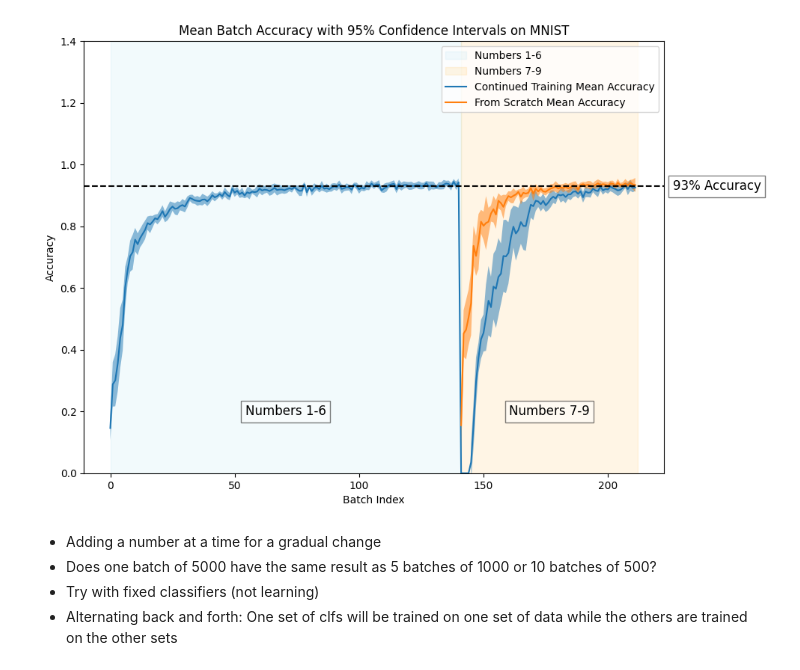
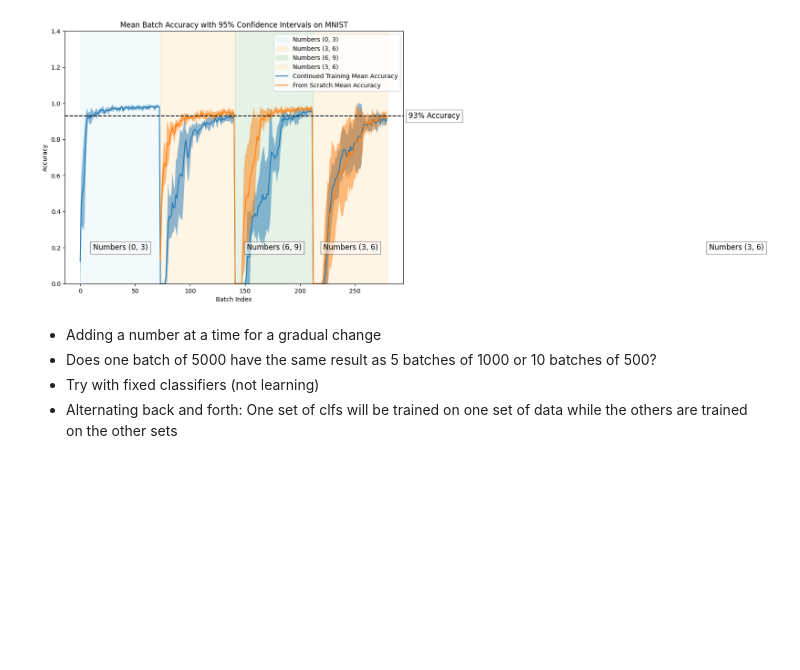
Before and after one commit to cartgr/banditLiquidDem, a Jupyter notebook: covariate_shift/cv2.ipynb, the cells around one changed output. Drawn from its saved outputs; the diff is of its cells as text; code cells hidden in the pictures; blank space fills up the shorter version.

```diff
--- a/covariate_shift/cv2.ipynb
+++ b/covariate_shift/cv2.ipynb
@@ -63,3 +72,6 @@ loader_1_6, loader_7_9 = prepare_loaders()
+# %%
+loaders = prepare_loaders(intervals=[(1, 7), (7, 10)])
+loader_1_6, loader_7_9 = loaders[(1, 7)], loaders[(7, 10)]
 # %%
 # Function to train on batches and then predict and train on the next set of batches
 def train_and_evaluate_full(model, optimizer, loader_initial, loader_after_shift):
@@ -76,6 +88,7 @@ def train_and_evaluate_full(model, optimizer, loader_initial, loader_after_shift
             accuracy = correct / data.size(0)
             accuracies.append(accuracy)
 
+        model.train()
         optimizer.zero_grad()
         output = model(data)
         loss = criterion(output, target)
@@ -144,7 +189,9 @@ plt.show()
 # %%
-def train_and_evaluate_trials(num_trials, loader_1_6, loader_7_9):
+def train_and_evaluate_trials(num_trials, loaders_dict):
     all_accuracies_continued = []
     all_accuracies_from_scratch = []
+
+    accuracies_dict = dict()
 
     for trial in tqdm(range(num_trials)):
         # Reset models for each trial
@@ -153,18 +200,23 @@ def train_and_evaluate_trials(num_trials, loader_1_6, loader_7_9):
         optimizer_continued = optim.Adam(model_continued.parameters(), lr=0.001)
         optimizer_from_scratch = optim.Adam(model_from_scratch.parameters(), lr=0.001)
 
-        # Train and evaluate the continued model
-        accuracies_continued = train_and_evaluate_full(model_continued, optimizer_continued, loader_1_6, loader_7_9)
-        all_accuracies_continued.append(accuracies_continued)
+        # Train and evaluate the long-running model
+        loaders_continued = [loaders_dict[(0, 3)], loaders_dict[(3, 6)], loaders_dict[(6, 9)], loaders_dict[(3, 6)]]
+        accs = train_and_evaluate_many_loaders(model_continued, optimizer_continued, loaders_continued)
+        all_accuracies_continued.append(accs)
+        accuracies_dict[model_continued] = (all_accuracies_continued, loaders_continued)
 
         # Train and evaluate the from-scratch model
-        accuracies_from_scratch = train_and_evaluate_after_shift(model_from_scratch, optimizer_from_scratch, loader_7_9)
-        all_accuracies_from_scratch.append(accuracies_from_scratch)
+        loaders_from_scratch = [loaders_dict[(3, 6)], loaders_dict[(6, 9)], loaders_dict[(3, 6)]]
+        accs = train_and_evaluate_many_loaders(model_from_scratch, optimizer_from_scratch, loaders_from_scratch)
+        all_accuracies_from_scratch.append(accs)
 
     # Convert to arrays for easy mean and SEM calculation
     all_accuracies_continued = np.array(all_accuracies_continued)
     all_accuracies_from_scratch = np.array(all_accuracies_from_scratch)
 
+
+
     return all_accuracies_continued, all_accuracies_from_scratch
 # %%
 # Constants
@@ -204,42 +246,49 @@ mean_accuracies_from_scratch = all_accuracies_from_scratch.mean(axis=0)
 sem_accuracies_from_scratch = stats.sem(all_accuracies_from_scratch, axis=0)
 confidence_intervals_from_scratch = stats.t.interval(0.95, NUM_TRIALS-1, loc=mean_accuracies_from_scratch, scale=sem_accuracies_from_scratch)
 # %%
+# Plot results from the trained models
+
 plt.figure(figsize=(10, 7.5))
 # Set the y-axis range
 plt.ylim(0, 1.4)
 
+
 # Set the background color for the two phases
-plt.axvspan(0, shift_index, color='skyblue', alpha=0.1, label='Numbers 1-6')
-plt.axvspan(shift_index, len(mean_accuracies_continued), color='orange', alpha=0.1, label='Numbers 7-9')
+plt.axvspan(0, shift_index1, color='skyblue', alpha=0.1, label=f'Numbers {list(loaders.keys())[0]}')
+plt.axvspan(shift_index1, shift_index2, color='orange', alpha=0.1, label=f'Numbers {list(loaders.keys())[1]}')
+plt.axvspan(shift_index2, shift_index3, color='green', alpha=0.1, label=f'Numbers {list(loaders.keys())[2]}')
+plt.axvspan(shift_index3, len(mean_accuracies_continued), color='orange', alpha=0.1, label=f'Numbers {list(loaders.keys())[1]}')
 
 # Plot mean accuracy with confidence intervals for continued training
 plt.fill_between(range(len(mean_accuracies_continued)), confidence_intervals_continued[0], confidence_intervals_continued[1], alpha=0.5)
 plt.plot(mean_accuracies_continued, label='Continued Training Mean Accuracy')
 
 # Plot mean accuracy with confidence intervals for training from scratch
 # Note: Since the "from scratch" model is trained after the shift, it starts from there
-plt.fill_between(range(shift_index, shift_index + len(mean_accuracies_from_scratch)), confidence_intervals_from_scratch[0], confidence_intervals_from_scratch[1], alpha=0.5)
-plt.plot(range(shift_index, shift_index + len(mean_accuracies_from_scratch)), mean_accuracies_from_scratch, label='From Scratch Mean Accuracy')
+plt.fill_between(range(shift_index1, shift_index1 + len(mean_accuracies_from_scratch)), confidence_intervals_from_scratch[0], confidence_intervals_from_scratch[1], alpha=0.5)
+plt.plot(range(shift_index1, shift_index1 + len(mean_accuracies_from_scratch)), mean_accuracies_from_scratch, label='From Scratch Mean Accuracy')
 
 # Plot a vertical line at the shift index to indicate the shift point
 # plt.axvline(x=shift_index, color='k', linestyle='--', label='Shift Index')
 
 # Add text labels for the two phases
-plt.text(0.5 * shift_index, 0.2, 'Numbers 1-6', horizontalalignment='center', verticalalignment='center', fontsize=12, color='black', bbox=dict(facecolor='white', alpha=0.5))
-plt.text(shift_index + 0.5 * (len(mean_accuracies_continued) - shift_index), 0.2, 'Numbers 7-9', horizontalalignment='center', verticalalignment='center', fontsize=12, color='black', bbox=dict(facecolor='white', alpha=0.5))
+plt.text(0.5 * shift_index1, 0.2, f'Numbers {list(loaders.keys())[0]}', horizontalalignment='center', verticalalignment='center', fontsize=12, color='black', bbox=dict(facecolor='white', alpha=0.5))
+plt.text(shift_index + 0.5 * (shift_index2 - shift_index1), 0.2, f'Numbers {list(loaders.keys())[1]}', horizontalalignment='center', verticalalignment='center', fontsize=12, color='black', bbox=dict(facecolor='white', alpha=0.5))
+plt.text(shift_index2 + 0.5 * (shift_index3 - shift_index2), 0.2, f'Numbers {list(loaders.keys())[2]}', horizontalalignment='center', verticalalignment='center', fontsize=12, color='black', bbox=dict(facecolor='white', alpha=0.5))
+plt.text(shift_index3 + 0.5 * (len(mean_accuracies_continued) - shift_index3), 0.2, f'Numbers {list(loaders.keys())[1]}', horizontalalignment='center', verticalalignment='center', fontsize=12, color='black', bbox=dict(facecolor='white', alpha=0.5))
 
 #plot a horizontal line at 1.0
 plt.axhline(y=0.93, color='k', linestyle='--')
 # add text label for the horizontal line
 plt.text(1.15 * len(mean_accuracies_continued), 0.93, '93% Accuracy', horizontalalignment='center', verticalalignment='center', fontsize=12, color='black', bbox=dict(facecolor='white', alpha=0.5))
 
 plt.xlabel('Batch Index')
 plt.ylabel('Accuracy')
 plt.legend(loc='upper right')  # Move the legend to the upper right to avoid blocking the data
 plt.title('Mean Batch Accuracy with 95% Confidence Intervals on MNIST')
 plt.show()
 # %% [output]
-[figure, old version]
+[figure, new version]
 # %% [markdown]
 - Adding a number at a time for a gradual change
 - Does one batch of 5000 have the same result as 5 batches of 1000 or 10 batches of 500?
```
Also changed, not shown: parts of 5 cells of this notebook.
